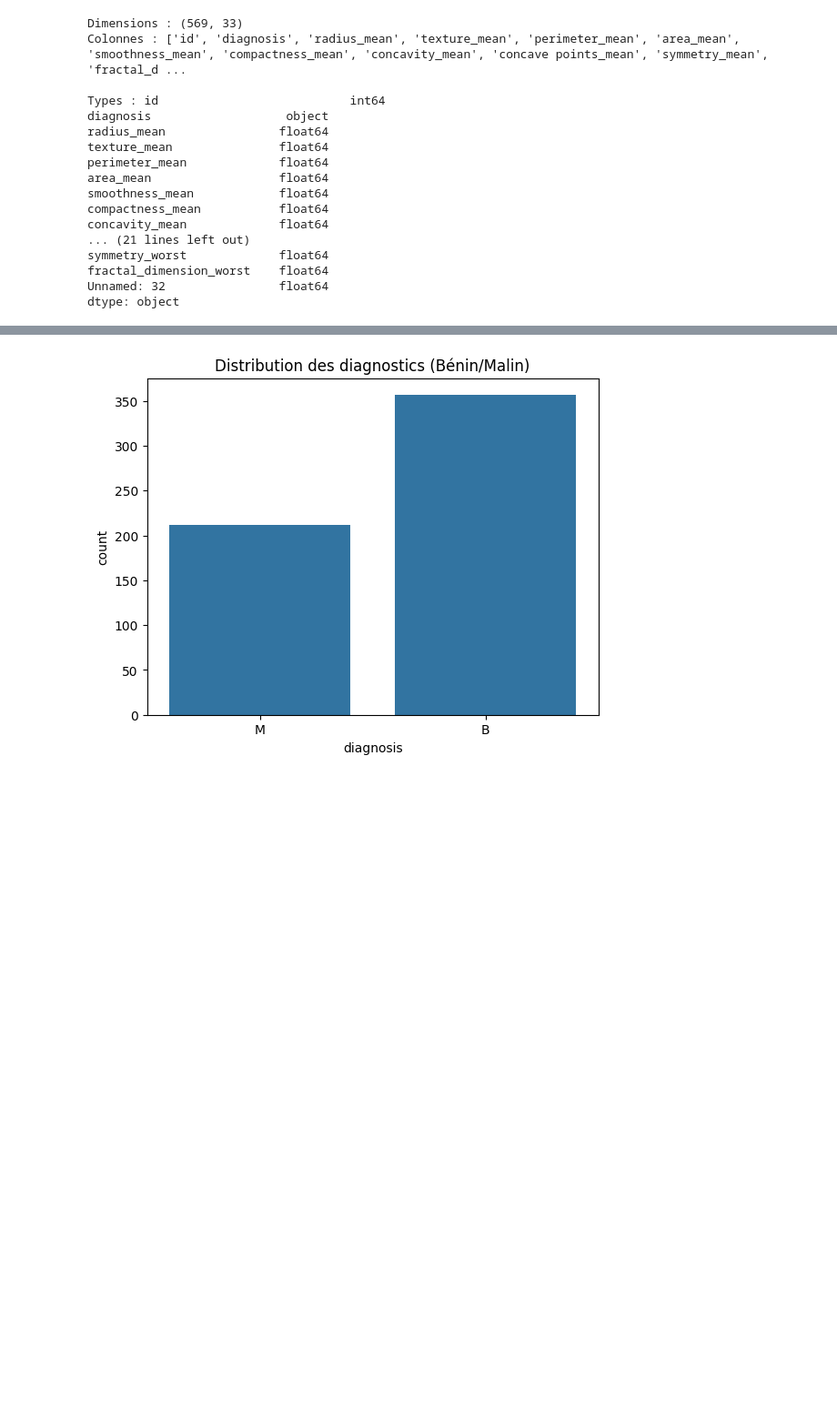
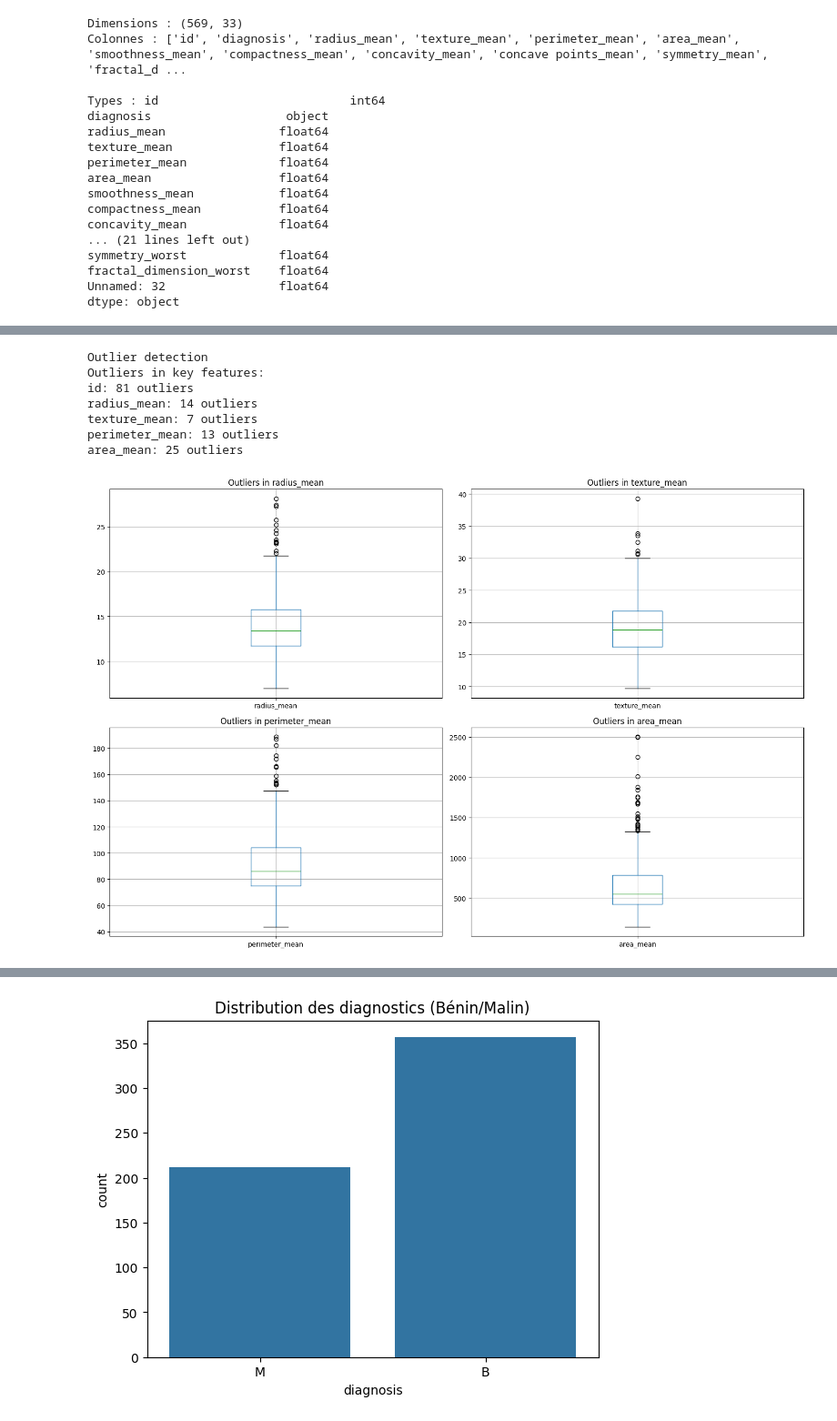
Before and after one commit to eyaguirat10/CoWin-Breast-Cancer-Detection, a Jupyter notebook: Eya_Guirat_Breast_Cancer_Detection.ipynb, the cells around one changed output, grey strips where cells are left out. Shown at 91% size. Saved outputs shown, nothing was run; the diff lists cells and outputs as text; code cells hidden in the pictures; blank space fills up the shorter version.

```diff
--- a/Eya_Guirat_Breast_Cancer_Detection.ipynb
+++ b/Eya_Guirat_Breast_Cancer_Detection.ipynb
@@ -75,0 +173,41 @@ dtype: object
+# %%
+print("Outlier detection")
+
+# Method 1: IQR for numerical columns
+def detect_outliers_iqr(column):
+    Q1 = column.quantile(0.25)
+    Q3 = column.quantile(0.75)
+    IQR = Q3 - Q1
+    lower_bound = Q1 - 1.5 * IQR
+    upper_bound = Q3 + 1.5 * IQR
+    outliers = column[(column < lower_bound) | (column > upper_bound)]
+    return outliers
+
+# Check outliers in key numerical columns
+numerical_cols = df.select_dtypes(include=[np.number]).columns
+
+print("Outliers in key features:")
+for col in numerical_cols[:5]:  # Check first 5 numerical columns
+    outliers = detect_outliers_iqr(df[col])
+    print(f"{col}: {len(outliers)} outliers")
+
+# Visualize outliers for key features
+key_features = ['radius_mean', 'texture_mean', 'perimeter_mean', 'area_mean']
+fig, axes = plt.subplots(2, 2, figsize=(15, 10))
+axes = axes.ravel()
+
+for i, feature in enumerate(key_features):
+    df.boxplot(column=feature, ax=axes[i])
+    axes[i].set_title(f'Outliers in {feature}')
+
+plt.tight_layout()
+plt.show()
+# %% [output]
+Outlier detection
+Outliers in key features:
+id: 81 outliers
+radius_mean: 14 outliers
+texture_mean: 7 outliers
+perimeter_mean: 13 outliers
+area_mean: 25 outliers
+[figure, added]
```
Also changed, not shown: parts of 15 cells of this notebook.
